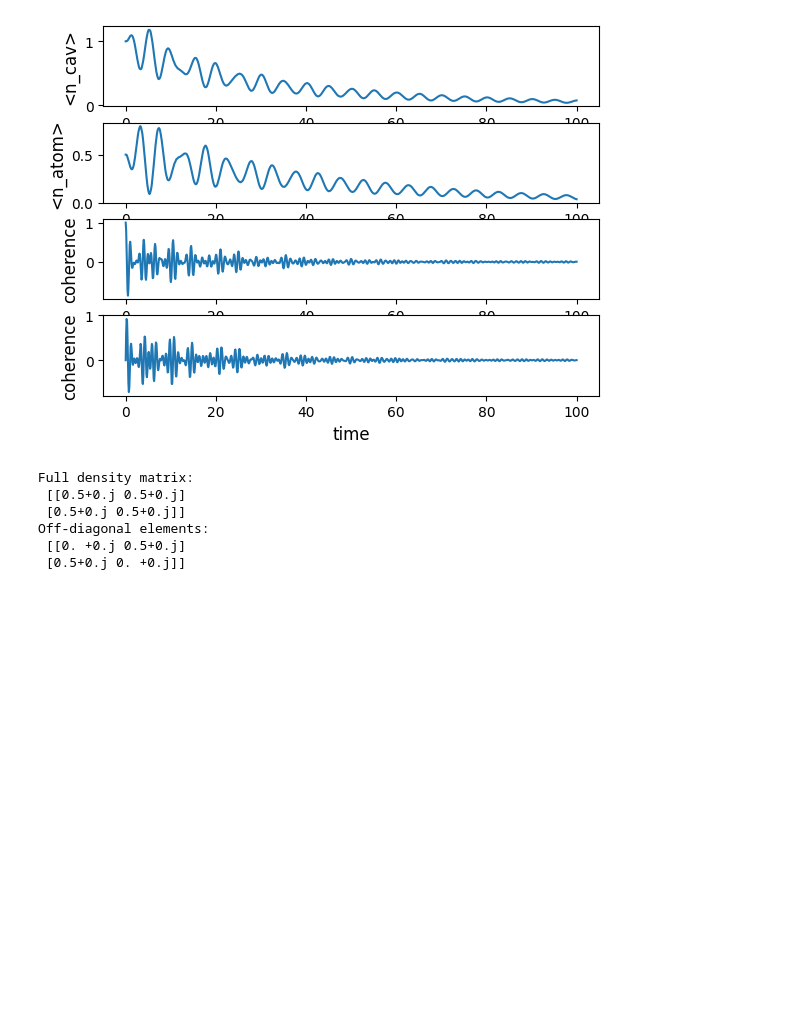
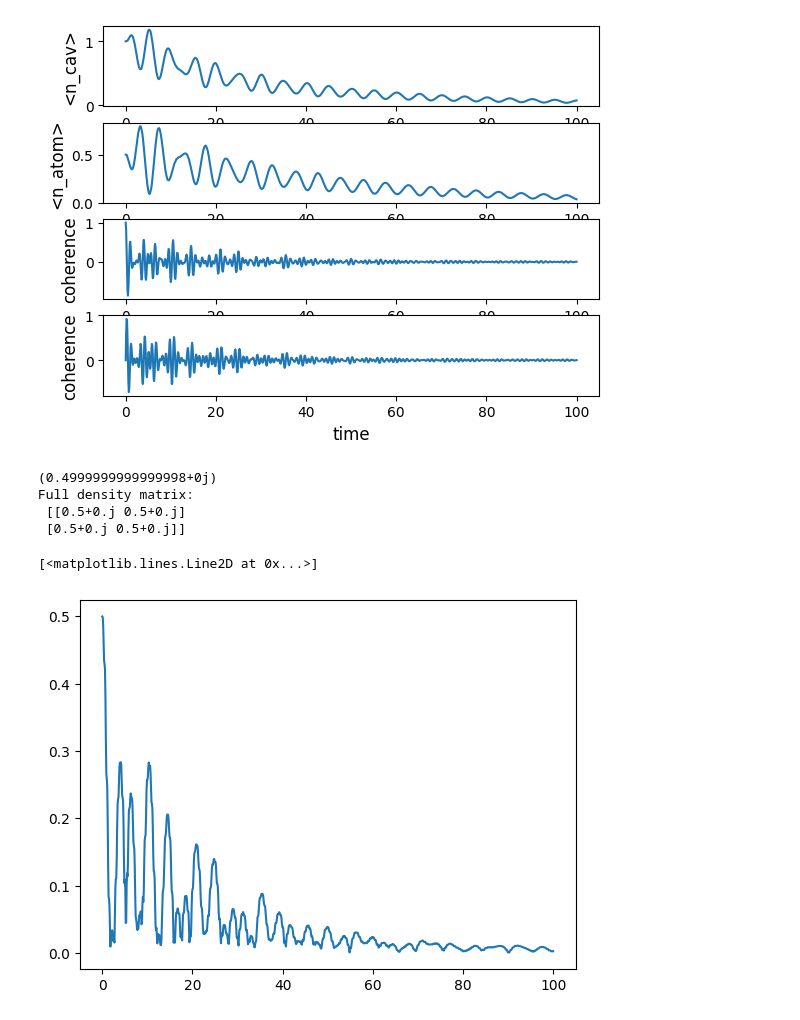
Before and after one commit to sophia13242/Dissipative-Atom-Cavity, a Jupyter notebook: firstIdeas.ipynb, the cells around one changed output. Cells and saved outputs as stored; diff of their text form; code cells hidden in the pictures; blank space fills up the shorter version.

```diff
--- a/firstIdeas.ipynb
+++ b/firstIdeas.ipynb
@@ -178,17 +178,37 @@ rho_atom = qt.ptrace(rho,1)
 
 # Convert the Qobj to a NumPy array
 rho_array = rho_atom.full()
+print(rho_array[0,1])
 
-# Get only off-diagonal elements
-off_diagonals = rho_array.copy()
-np.fill_diagonal(off_diagonals, 0)
 
 print("Full density matrix:\n", rho_array)
-print("Off-diagonal elements:\n", off_diagonals)
 # %% [output]
+(0.4999999999999998+0j)
 Full density matrix:
  [[0.5+0.j 0.5+0.j]
  [0.5+0.j 0.5+0.j]]
-Off-diagonal elements:
- [[0. +0.j 0.5+0.j]
- [0.5+0.j 0. +0.j]]
+# %%
+coh_ge = qt.tensor(qt.qeye(N), S_g * S_e.dag())  # |g><e|
+coh_eg = coh_ge.dag()                            # |e><g|
+
+e_ops_dec = [a.dag()*a, sm.dag()*sm, coh_ge, coh_eg]
+
+
+# atomic basis
+S_g = qt.basis(2, 0)
+S_e = qt.basis(2, 1)
+
+# |+x> = (|g> + |e>)/sqrt(2)  -> <σx>=1, <σy>=0, <σz>=0
+plus_x = (S_g + S_e).unit()
+
+#initial state
+psi_plus = qt.ket2dm(qt.tensor(qt.basis(N,1), plus_x))
+
+#solving the dynamics using mesolve()
+times = np.linspace(0, 10 * 2 * np.pi / g, 1000)
+result =qt.mesolve(H, psi_plus, times, c_ops, e_ops_dec)
+
+plt.plot(times, abs(result.expect[2]))
+# %% [output]
+[<matplotlib.lines.Line2D at 0x...>]
+[figure, added]
```
Also changed, not shown: parts of 4 cells of this notebook.
